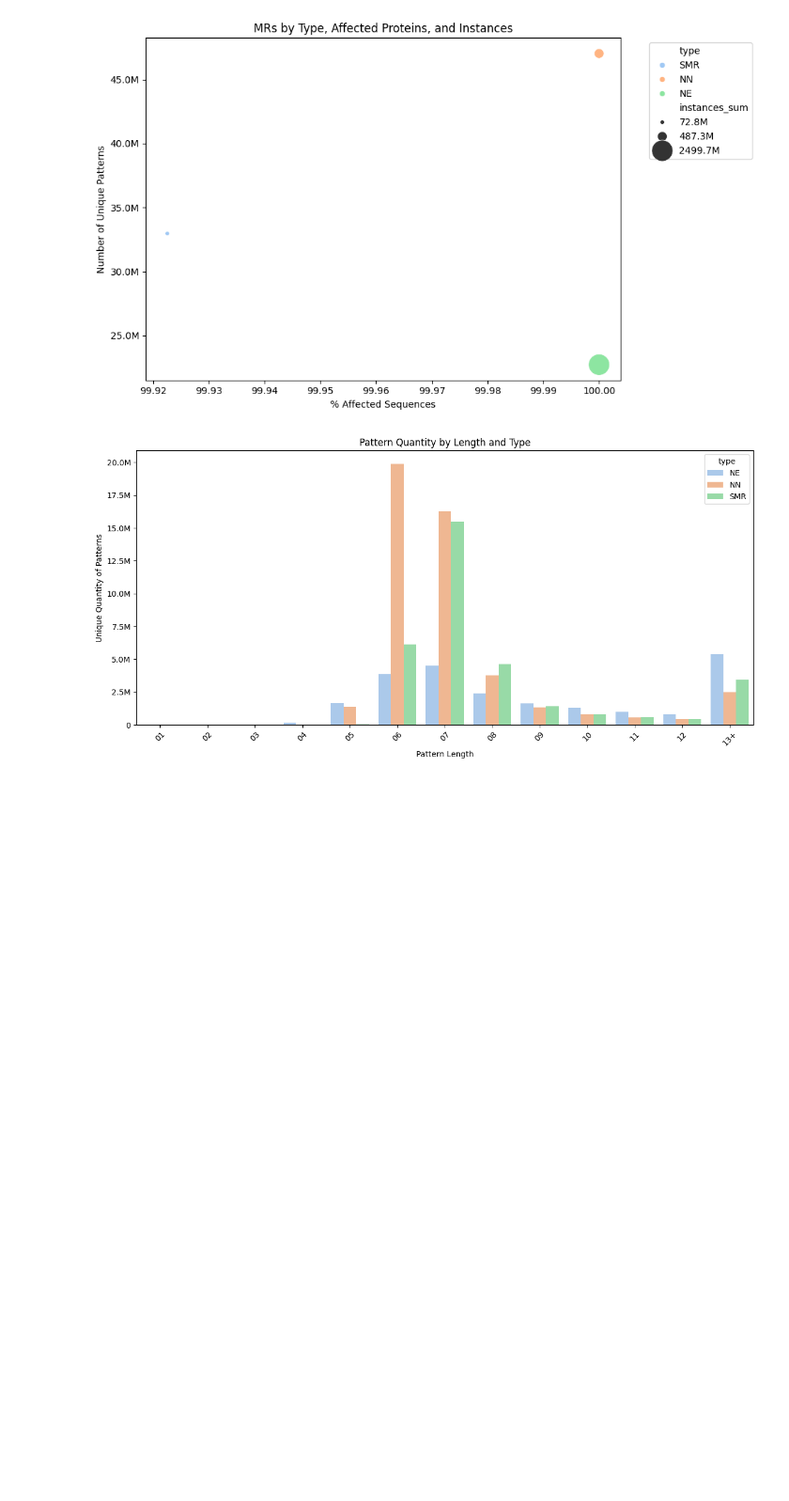
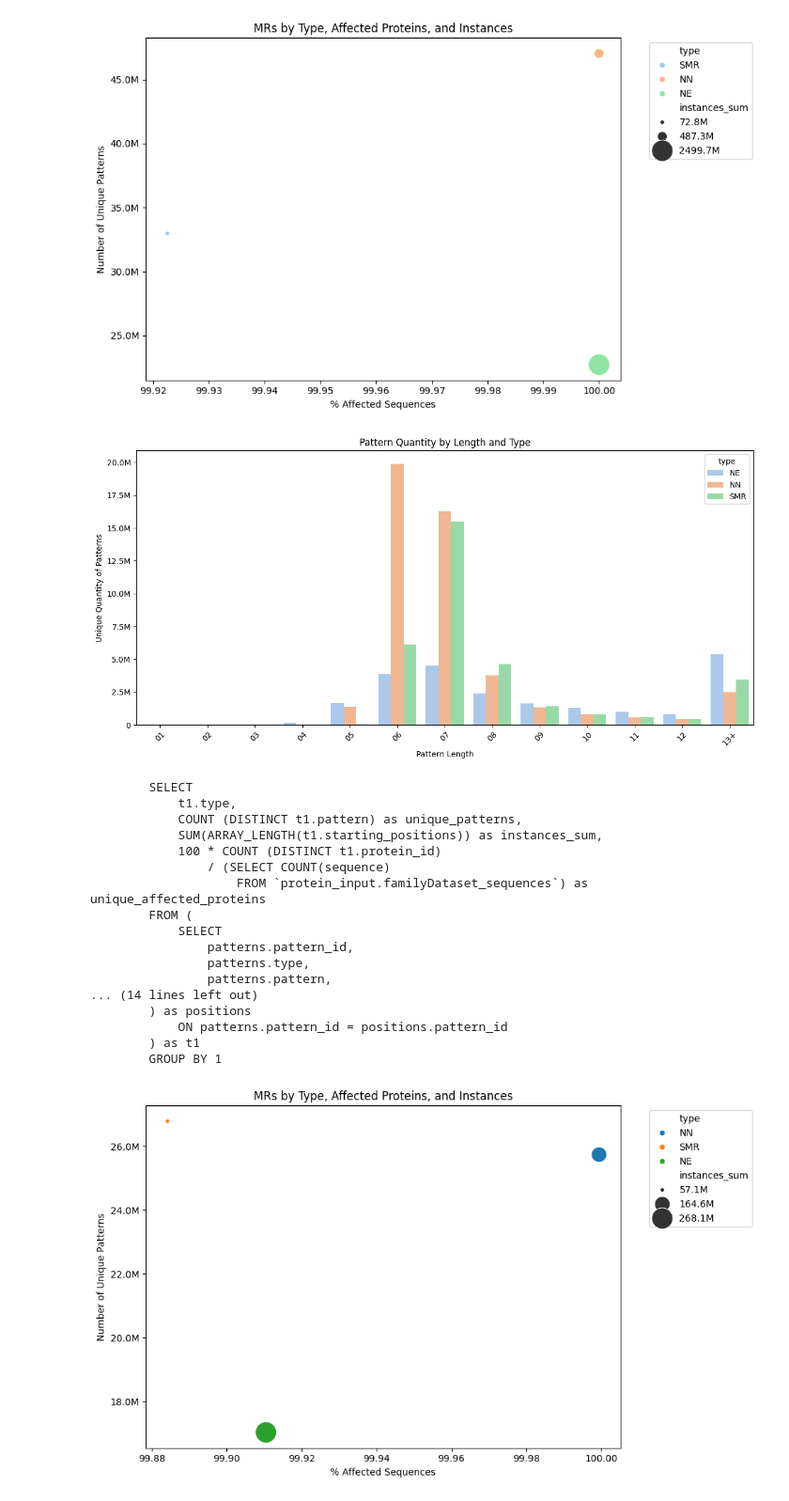
Before and after one commit to mgiordano/prot-mr-embeddings, a Jupyter notebook: corpus_prep/corpus_prep_exploration.ipynb, the cells around one changed output. Shown at 94% size. Cells and saved outputs as stored; diff of their text form; code cells hidden in the pictures; blank space fills up the shorter version.

```diff
--- a/corpus_prep/corpus_prep_exploration.ipynb
+++ b/corpus_prep/corpus_prep_exploration.ipynb
@@ -455,3 +471,25 @@ plot_mr_scatter(family_db_helper)
 plot_mr_stacked(family_db_helper)
 # %% [output]
 [figure]
+# %%
+test_table = "20240914_14_29_16-familyDataset-filter_keep_length_7plus-partition_use_all-s1_filtered_mrs"
+plot_mr_scatter(family_db_helper, test_table)
+# %% [output]
+        SELECT
+            t1.type,
+            COUNT (DISTINCT t1.pattern) as unique_patterns,
+            SUM(ARRAY_LENGTH(t1.starting_positions)) as instances_sum,
+            100 * COUNT (DISTINCT t1.protein_id)
+                / (SELECT COUNT(sequence)
+                    FROM `protein_input.familyDataset_sequences`) as unique_affected_proteins
+        FROM (
+            SELECT
+                patterns.pattern_id,
+                patterns.type,
+                patterns.pattern,
+... (14 lines left out)
+        ) as positions
+            ON patterns.pattern_id = positions.pattern_id
+        ) as t1
+        GROUP BY 1
+[figure, added]
```
Also changed, not shown: parts of 6 cells of this notebook, 4 other files.
